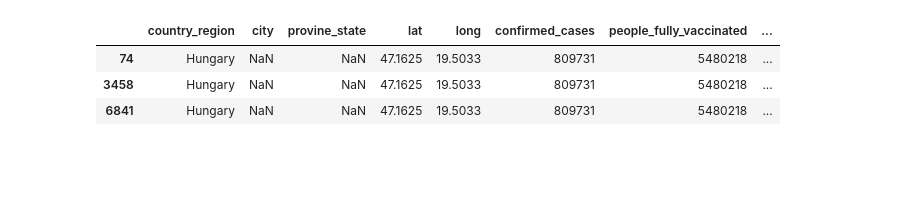
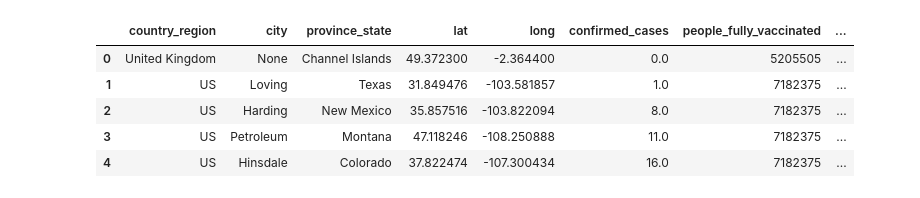
Before and after one commit to icheung487/Final_Project, a Jupyter notebook: Interactive_Map/Vacation_Search.ipynb, the cells around one changed output. Drawn from its saved outputs; the diff is of its cells as text; code cells hidden in the pictures; blank space fills up the shorter version.

```diff
--- a/Interactive_Map/Vacation_Search.ipynb
+++ b/Interactive_Map/Vacation_Search.ipynb
@@ -12,5 +56,5 @@ gmaps.configure(api_key=g_key)
 # %%
 # FINAL PROJECT: Import DATABASE
-city_data_df = pd.read_csv("final_covid_tourist.csv")
+city_data_df = df
 city_data_df.head()
 # %% [output]
@@ -42,6 +83,6 @@ location = str(input("Where do you want to go for your trip? "))
 # %%
 # FINAL PROJECT: FILTER THE DF USING LOC METHOD
 # 3. Filter the city_data_df DataFrame using the input statements to create a new DataFrame using the loc method.
-preferred_cities_df = city_data_df.loc[(city_data_df["country_region"] == location)]
+preferred_cities_df = city_data_df
 preferred_cities_df.head(10)
 # %% [output]
@@ -64,6 +105,6 @@ preferred_cities_df.head(10)
 
 # 5b. Create a new column "Hotel Name"
 # hotel_df["Hotel Name"] = preferred_cities_df
-hotel_df = preferred_cities_df[["country_region", "city", "provine_state", "lat", "long", "confirmed_cases", "people_fully_vaccinated", "projected_covid_cases"]].copy()
+hotel_df = preferred_cities_df[["country_region", "city", "province_state", "lat", "long", "confirmed_cases", "people_fully_vaccinated", "predicted_values"]].copy()
 hotel_df
 # %% [output]
@@ -83,7 +138,7 @@ hotel_df
 # %%
 # 6a. Set parameters to search for hotels with 5000 meters.
 params = {
-    "radius": 5,
+    "radius": 5000,
     "type": "lodging",
     "key": g_key
 }
@@ -117,17 +196,19 @@ hotel_df.dropna()
 # %%
 # FINAL PROJECT: CREATE OUTPUT FILE
 # output_data_file = "ENTER NEW FILE.csv"
 # 8a. Create the output File (CSV)
-output_data_file = "covid_vacation.csv"
+output_data_file = "top_10_hotel_list.csv"
 
 # 8b. Export the City_Data into a csv
-hotel_df.to_csv(output_data_file, index_label="City_ID")
+hotel_df.to_csv(output_data_file)
 hotel_df.head()
 # %% [output]
-|  | country_region | city | provine_state | lat | long | confirmed_cases | people_fully_vaccinated | ... |
-| 74 | Hungary | NaN | NaN | 47.1625 | 19.5033 | 809731 | 5480218 | ... |
-| 3458 | Hungary | NaN | NaN | 47.1625 | 19.5033 | 809731 | 5480218 | ... |
-| 6841 | Hungary | NaN | NaN | 47.1625 | 19.5033 | 809731 | 5480218 | ... |
+|  | country_region | city | province_state | lat | long | confirmed_cases | people_fully_vaccinated | ... |
+| 0 | United Kingdom | None | Channel Islands | 49.372300 | -2.364400 | 0.0 | 5205505 | ... |
+| 1 | US | Loving | Texas | 31.849476 | -103.581857 | 1.0 | 7182375 | ... |
+| 2 | US | Harding | New Mexico | 35.857516 | -103.822094 | 8.0 | 7182375 | ... |
+| 3 | US | Petroleum | Montana | 47.118246 | -108.250888 | 11.0 | 7182375 | ... |
+| 4 | US | Hinsdale | Colorado | 37.822474 | -107.300434 | 16.0 | 7182375 | ... |
 # %%
 # FINAL PROJECT: UPDATE TEMPLATE TO INCLUDE COVID CASES AND PROJECTED COVID CASES
 # info_box_template = """
```
Also changed, not shown: parts of 17 cells of this notebook.
